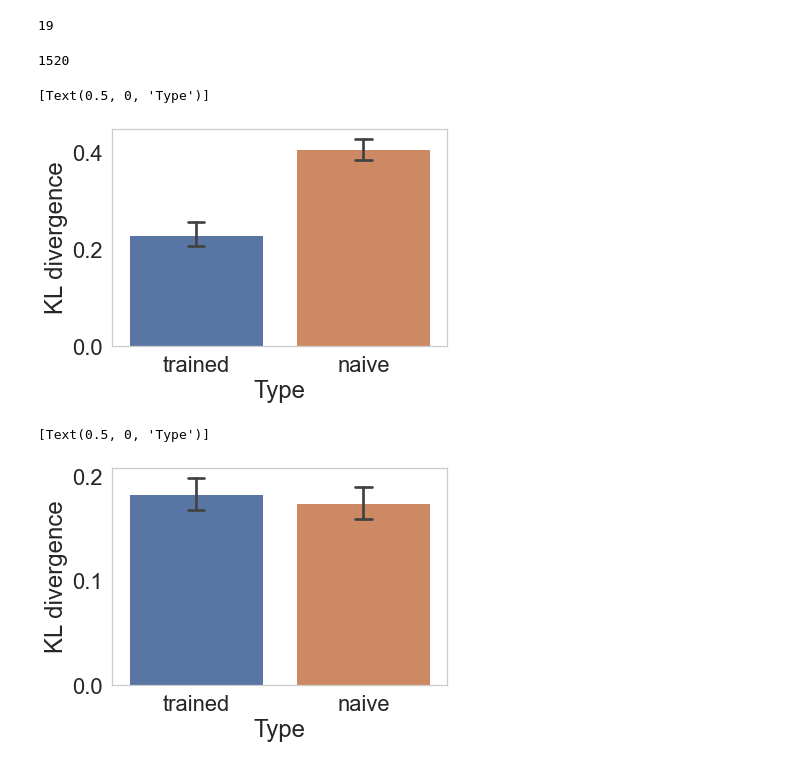
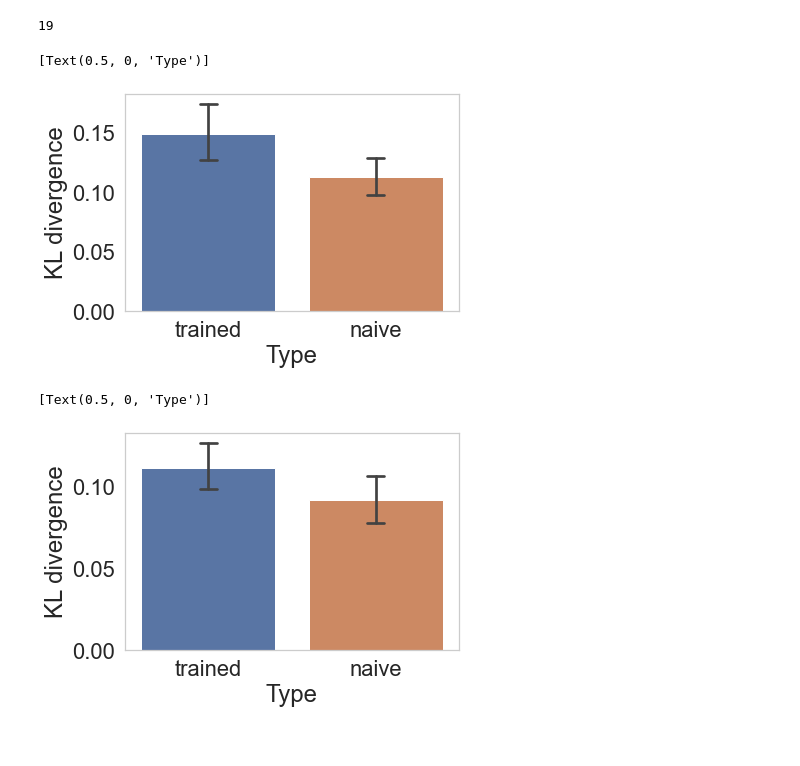
Before and after one commit to swu32/HCM, a Jupyter notebook: Demo/Demo_3_transfer.ipynb, the cells around one changed output. Saved outputs shown, nothing was run; the diff lists cells and outputs as text; code cells hidden in the pictures.

```diff
--- a/Demo/Demo_3_transfer.ipynb
+++ b/Demo/Demo_3_transfer.ipynb
@@ -276,7 +285,3 @@ def transferinterferenceexperiment():
     dff = pd.DataFrame.from_dict(df)
     dff.to_csv('TransferExperiment')
     return
-# %%
-19*20*4
-# %% [output]
-1520
@@ -285,21 +290,25 @@ transferinterferenceexperiment()
 # %%
-df = dff
+df = pd.read_csv('./TransferExperiment')
+
+
+#df = dff
 #sns.set_theme(style="ticks")
 sns.set(font_scale = 2)
 #palette = sns.color_palette("rocket_r")
 sns.set_style("whitegrid", {'axes.grid' : False})
 
 #df[df['env'] == 'transfer']
 ax = sns.barplot(x="type", y="kl", data=df[(df['env'] == 'transfer')& (df['N']<500)],capsize=.1)
 ax.set(ylabel='KL divergence')#,xlabel='Type')
 ax.set(xlabel='Type')
 # %% [output]
 [Text(0.5, 0, 'Type')]
-[figure, old version]
+[figure, new version]
 # %%
-#df = pd.read_csv('./TransferExperiment')
+df = pd.read_csv('./TransferExperiment')
+
 #sns.set_theme(style="ticks")
-df = dff
+#df = dff
 sns.set(font_scale = 2)
 sns.set_style("whitegrid", {'axes.grid' : False})
 ax = sns.barplot(x="type", y="kl", data=df[(df['env'] == 'interfere')& (df['N']<=500)],capsize=.1)
@@ -307,4 +316,4 @@ ax.set(ylabel='KL divergence')
 ax.set(xlabel='Type')
 # %% [output]
 [Text(0.5, 0, 'Type')]
-[figure, old version]
+[figure, new version]
```
Also changed, not shown: parts of 6 cells of this notebook, 3 other files.
